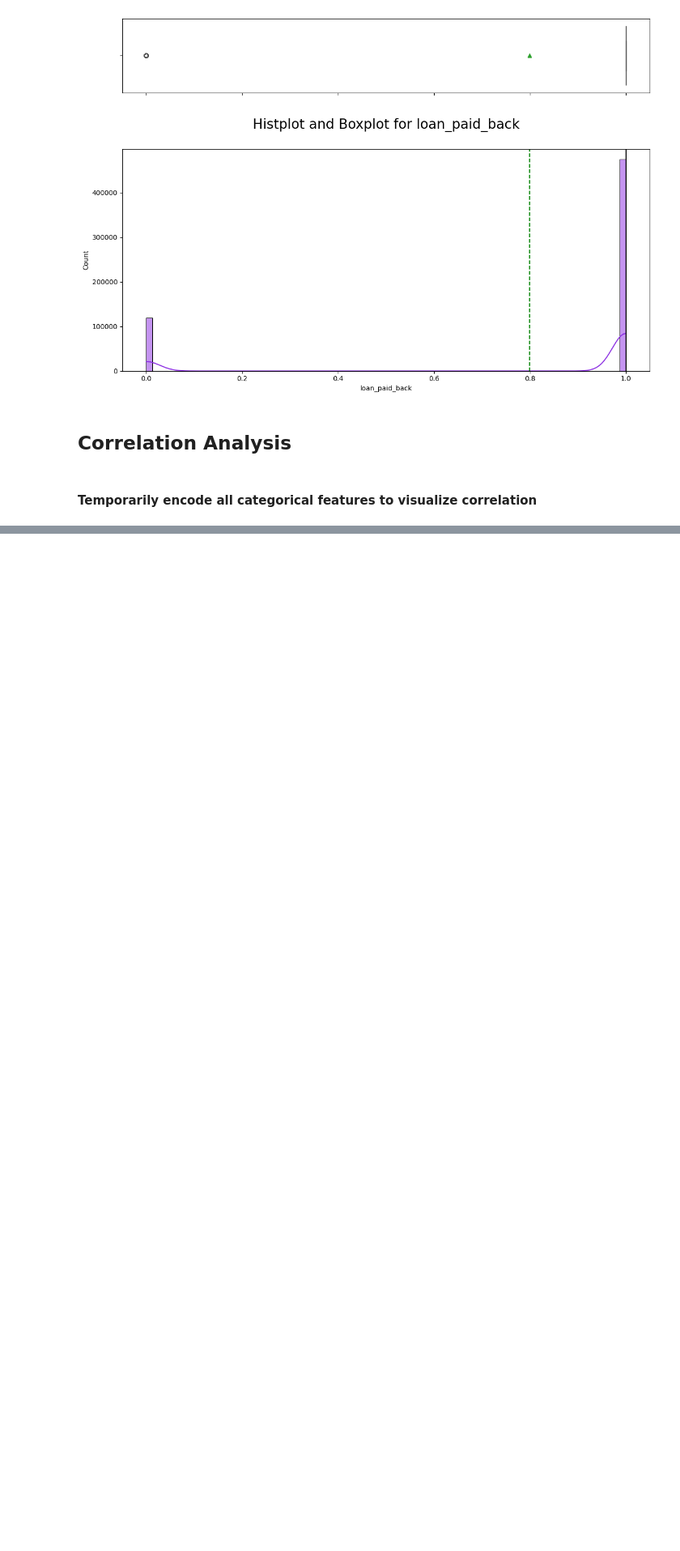
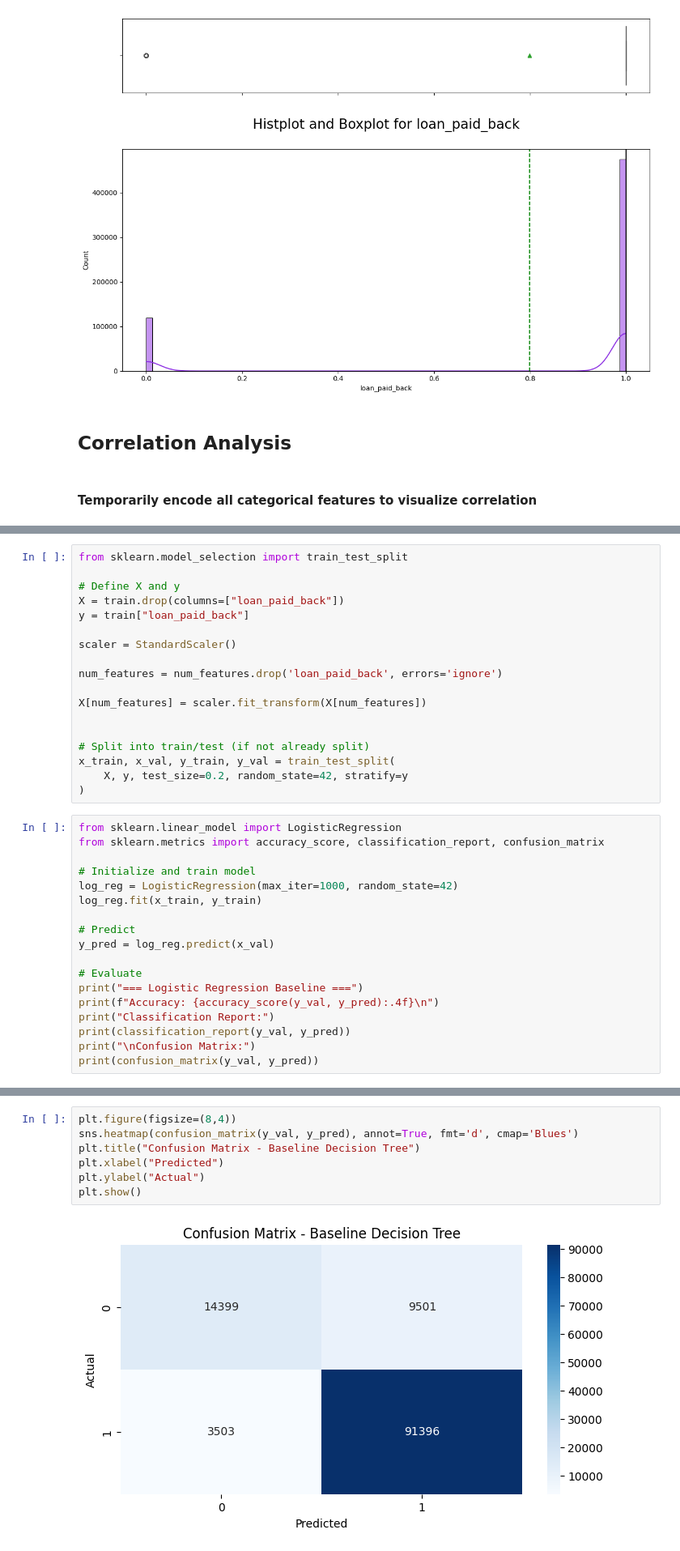
Before and after one commit to raji-ayyub/kaggle, a Jupyter notebook: Predicting Loan Payback/EDA/EDA.ipynb, the cells around one changed output, grey strips where cells are left out. Shown at 81% size. Cells and saved outputs as stored; diff of their text form; blank space fills up the shorter version.

```diff
--- a/Predicting Loan Payback/EDA/EDA.ipynb
+++ b/Predicting Loan Payback/EDA/EDA.ipynb
@@ -418,0 +505,36 @@ dtype: float64
+# %%
+from sklearn.model_selection import train_test_split
+
+# Define X and y
+X = train.drop(columns=["loan_paid_back"])
+y = train["loan_paid_back"]
+
+scaler = StandardScaler()
+
+num_features = num_features.drop('loan_paid_back', errors='ignore')
+
+X[num_features] = scaler.fit_transform(X[num_features])
+
+
+# Split into train/test (if not already split)
+x_train, x_val, y_train, y_val = train_test_split(
+    X, y, test_size=0.2, random_state=42, stratify=y
+)
+# %%
+from sklearn.linear_model import LogisticRegression
+from sklearn.metrics import accuracy_score, classification_report, confusion_matrix
+
+# Initialize and train model
+log_reg = LogisticRegression(max_iter=1000, random_state=42)
+log_reg.fit(x_train, y_train)
+
+# Predict
+y_pred = log_reg.predict(x_val)
+
+# Evaluate
+print("=== Logistic Regression Baseline ===")
+print(f"Accuracy: {accuracy_score(y_val, y_pred):.4f}\n")
+print("Classification Report:")
+print(classification_report(y_val, y_pred))
+print("\nConfusion Matrix:")
+print(confusion_matrix(y_val, y_pred))
@@ -418,0 +559,9 @@ dtype: float64
+# %%
+plt.figure(figsize=(8,4))
+sns.heatmap(confusion_matrix(y_val, y_pred), annot=True, fmt='d', cmap='Blues')
+plt.title("Confusion Matrix - Baseline Decision Tree")
+plt.xlabel("Predicted")
+plt.ylabel("Actual")
+plt.show()
+# %% [output]
+[figure, added]
```
Also changed, not shown: parts of 27 cells of this notebook, 2 other files.
